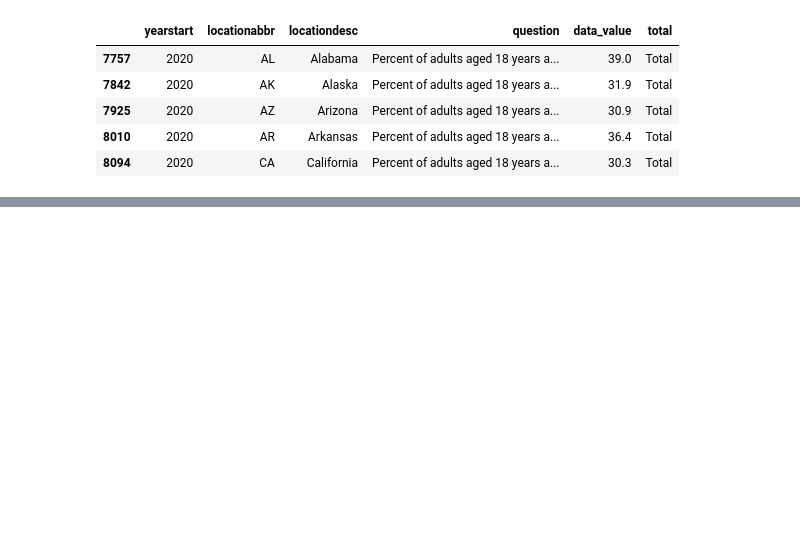
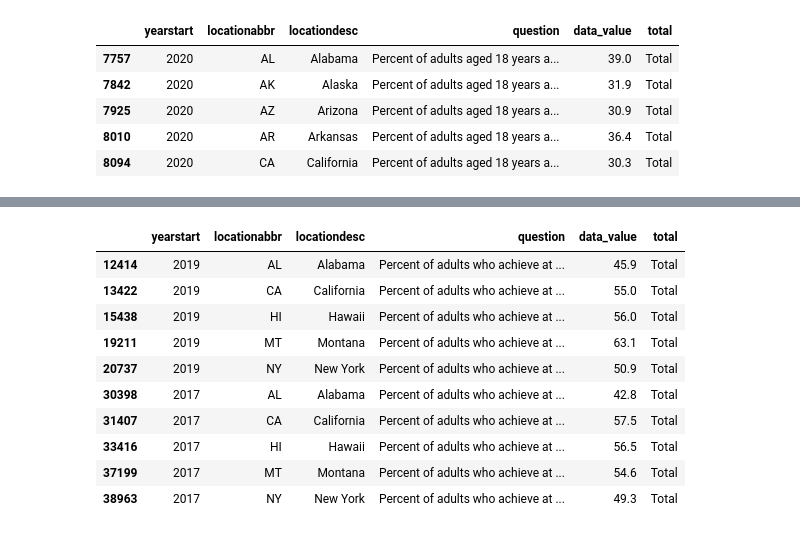
Before and after one commit to HardoModo/Dev10-Capstone, a Jupyter notebook: Shervorn/final.ipynb, the cells around one changed output, grey strips where cells are left out. Saved outputs shown, nothing was run; the diff lists cells and outputs as text; code cells hidden in the pictures; blank space fills up the shorter version.

```diff
--- a/Shervorn/final.ipynb
+++ b/Shervorn/final.ipynb
@@ -737,0 +691,43 @@ food_df['Commodity'] = food_df['Commodity'].str.replace(': Per capita availabili
+# %%
+# Bar chart comparing activity levels
+
+year = '2020'
+# location = 'US|CO|MS|MA|AL'
+location = 'MT|CA|NY|AL|HI'
+question = 'Percent of adults who achieve at least 150 minutes a week of moderate-intensity aerobic physical activity or 75 minutes a week of vigorous-intensity aerobic activity (or an equivalent combination)'
+
+exercise_df = cleaned_DF.copy()
+
+# filtered_df_name = filtered_df_name[filtered_df_name["yearstart"] == year]
+exercise_df = exercise_df[exercise_df["locationabbr"].str.contains(location)]
+exercise_df = exercise_df[exercise_df["question"] == question]
+
+colsToKeep = [
+    'yearstart',
+    'locationabbr',
+    'locationdesc',
+    'question',
+    'data_value',
+    'total'
+]
+
+exercise_df = exercise_df[colsToKeep]
+
+exercise_df = exercise_df[exercise_df['total'].notna()]
+
+exercise_df[["data_value"]] = exercise_df[["data_value"]].apply(pd.to_numeric)
+exercise_df[["yearstart"]] = exercise_df[["yearstart"]].apply(pd.to_numeric)
+
+exercise_df.head(10)
+# %% [output]
+|  | yearstart | locationabbr | locationdesc | question | data_value | total |
+| 12414 | 2019 | AL | Alabama | Percent of adults who achieve at ... | 45.9 | Total |
+| 13422 | 2019 | CA | California | Percent of adults who achieve at ... | 55.0 | Total |
+| 15438 | 2019 | HI | Hawaii | Percent of adults who achieve at ... | 56.0 | Total |
+| 19211 | 2019 | MT | Montana | Percent of adults who achieve at ... | 63.1 | Total |
+| 20737 | 2019 | NY | New York | Percent of adults who achieve at ... | 50.9 | Total |
+| 30398 | 2017 | AL | Alabama | Percent of adults who achieve at ... | 42.8 | Total |
+| 31407 | 2017 | CA | California | Percent of adults who achieve at ... | 57.5 | Total |
+| 33416 | 2017 | HI | Hawaii | Percent of adults who achieve at ... | 56.5 | Total |
+| 37199 | 2017 | MT | Montana | Percent of adults who achieve at ... | 54.6 | Total |
+| 38963 | 2017 | NY | New York | Percent of adults who achieve at ... | 49.3 | Total |
```
Also changed, not shown: parts of 47 cells of this notebook, 2 other files.
